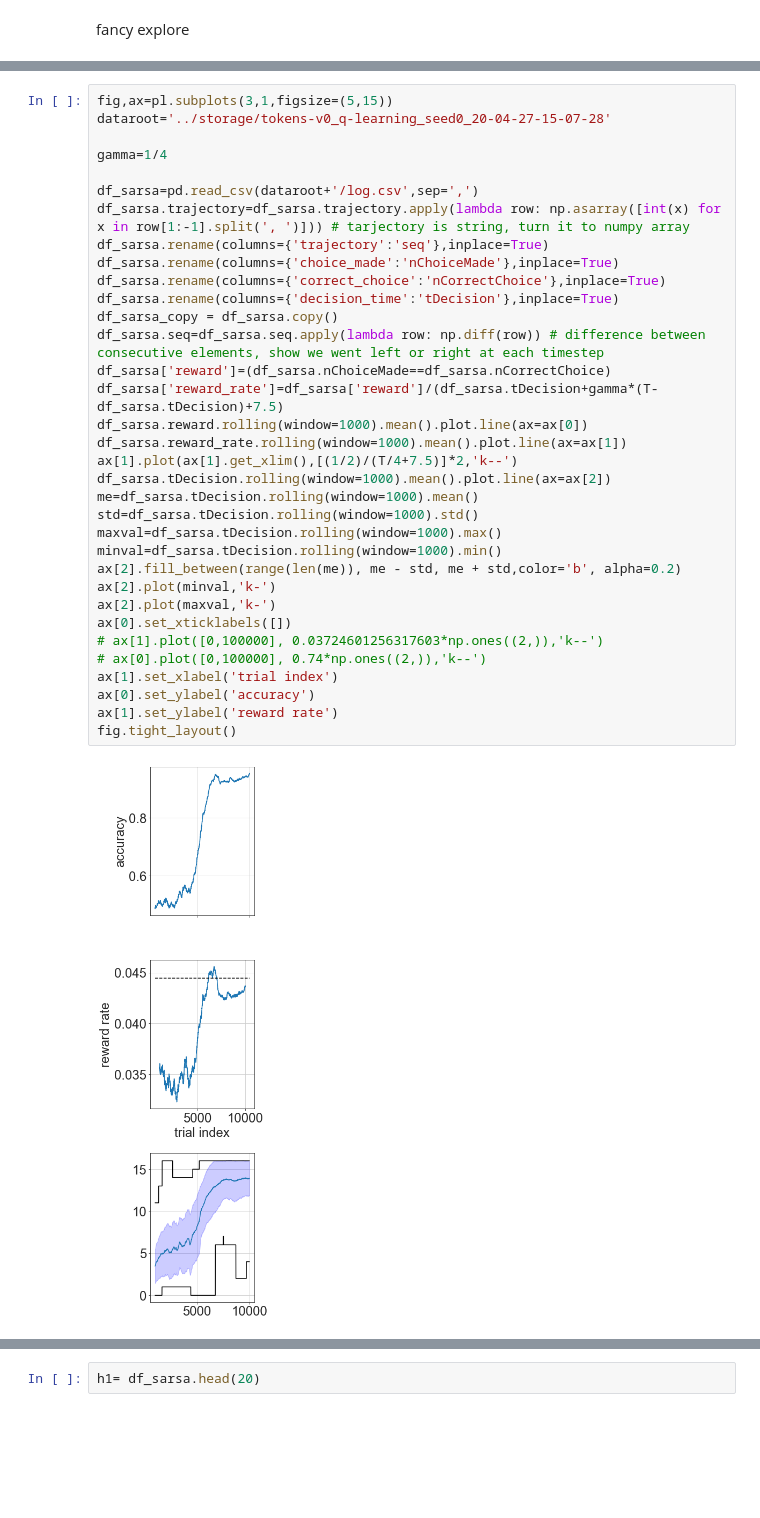
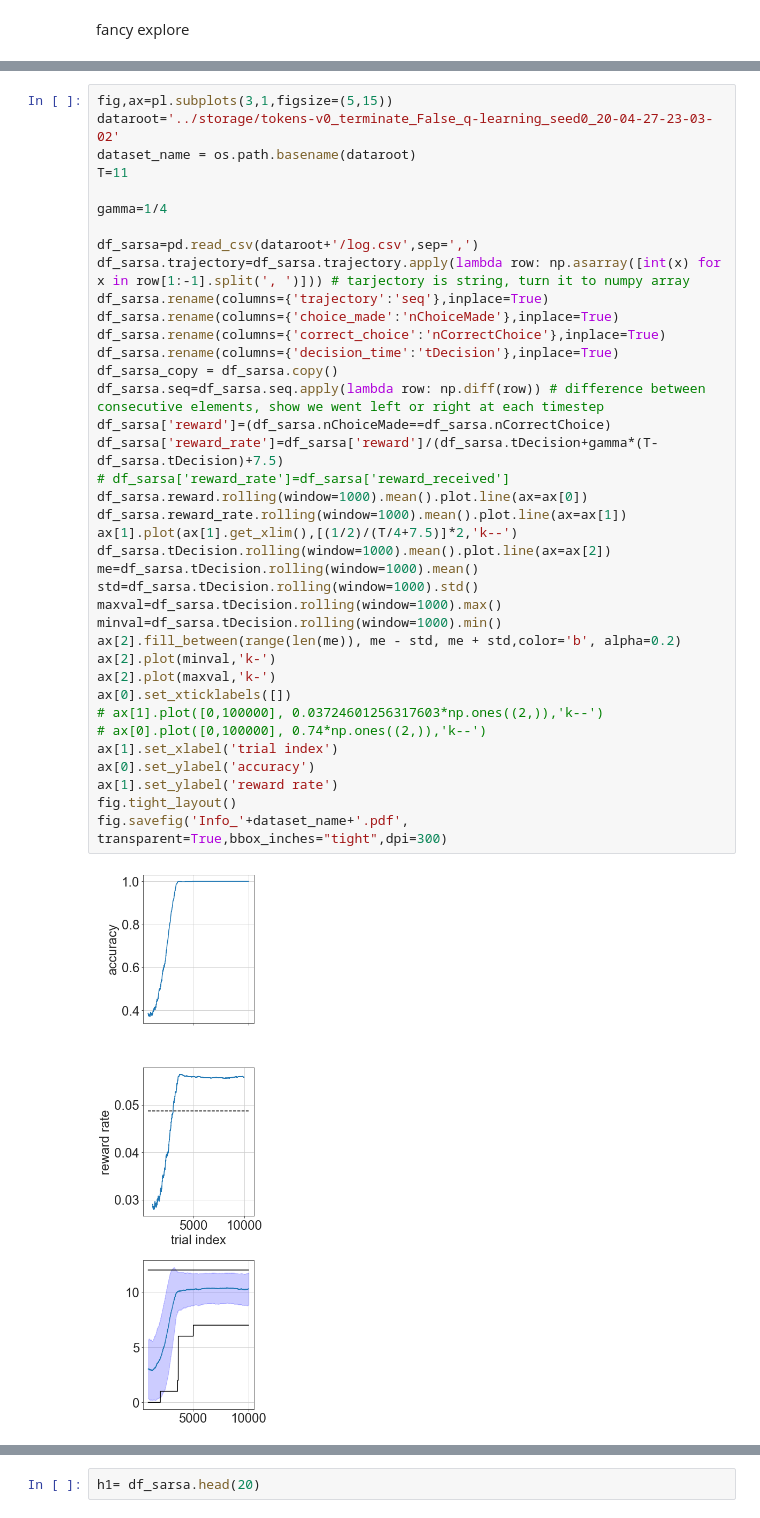
Before and after one commit to amimem/tokens_task, a Jupyter notebook: notebooks/tokens_task_analysis_RL_onerun.ipynb, the cells around one changed output, grey strips where cells are left out. Saved outputs shown, nothing was run; the diff lists cells and outputs as text; blank space fills up the shorter version.

```diff
--- a/notebooks/tokens_task_analysis_RL_onerun.ipynb
+++ b/notebooks/tokens_task_analysis_RL_onerun.ipynb
@@ -40,36 +25,40 @@ T=15
 # %%
 fig,ax=pl.subplots(3,1,figsize=(5,15))
-dataroot='../storage/tokens-v0_q-learning_seed0_20-04-27-15-07-28'
+dataroot='../storage/tokens-v0_terminate_False_q-learning_seed0_20-04-27-23-03-02'
+dataset_name = os.path.basename(dataroot)
+T=11
 
 gamma=1/4
 
 df_sarsa=pd.read_csv(dataroot+'/log.csv',sep=',')
 df_sarsa.trajectory=df_sarsa.trajectory.apply(lambda row: np.asarray([int(x) for x in row[1:-1].split(', ')])) # tarjectory is string, turn it to numpy array
 df_sarsa.rename(columns={'trajectory':'seq'},inplace=True)
 df_sarsa.rename(columns={'choice_made':'nChoiceMade'},inplace=True)
 df_sarsa.rename(columns={'correct_choice':'nCorrectChoice'},inplace=True)
 df_sarsa.rename(columns={'decision_time':'tDecision'},inplace=True)
 df_sarsa_copy = df_sarsa.copy()
 df_sarsa.seq=df_sarsa.seq.apply(lambda row: np.diff(row)) # difference between consecutive elements, show we went left or right at each timestep
 df_sarsa['reward']=(df_sarsa.nChoiceMade==df_sarsa.nCorrectChoice)
 df_sarsa['reward_rate']=df_sarsa['reward']/(df_sarsa.tDecision+gamma*(T-df_sarsa.tDecision)+7.5)
+# df_sarsa['reward_rate']=df_sarsa['reward_received']
 df_sarsa.reward.rolling(window=1000).mean().plot.line(ax=ax[0])
 df_sarsa.reward_rate.rolling(window=1000).mean().plot.line(ax=ax[1])
 ax[1].plot(ax[1].get_xlim(),[(1/2)/(T/4+7.5)]*2,'k--')
 df_sarsa.tDecision.rolling(window=1000).mean().plot.line(ax=ax[2])
 me=df_sarsa.tDecision.rolling(window=1000).mean()
 std=df_sarsa.tDecision.rolling(window=1000).std()
 maxval=df_sarsa.tDecision.rolling(window=1000).max()
 minval=df_sarsa.tDecision.rolling(window=1000).min()
 ax[2].fill_between(range(len(me)), me - std, me + std,color='b', alpha=0.2)
 ax[2].plot(minval,'k-')
 ax[2].plot(maxval,'k-')
 ax[0].set_xticklabels([])
 # ax[1].plot([0,100000], 0.03724601256317603*np.ones((2,)),'k--')
 # ax[0].plot([0,100000], 0.74*np.ones((2,)),'k--')
 ax[1].set_xlabel('trial index')
 ax[0].set_ylabel('accuracy')
 ax[1].set_ylabel('reward rate')
 fig.tight_layout()
+fig.savefig('Info_'+dataset_name+'.pdf', transparent=True,bbox_inches="tight",dpi=300)
 # %% [output]
-[figure, old version]
+[figure, new version]
```
Also changed, not shown: parts of 8 cells of this notebook.
